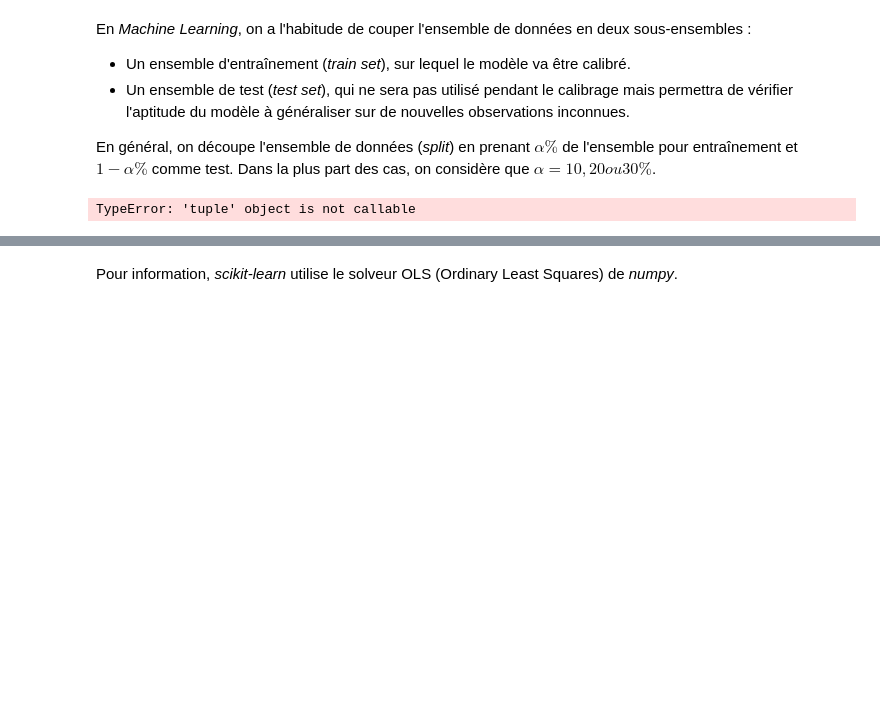
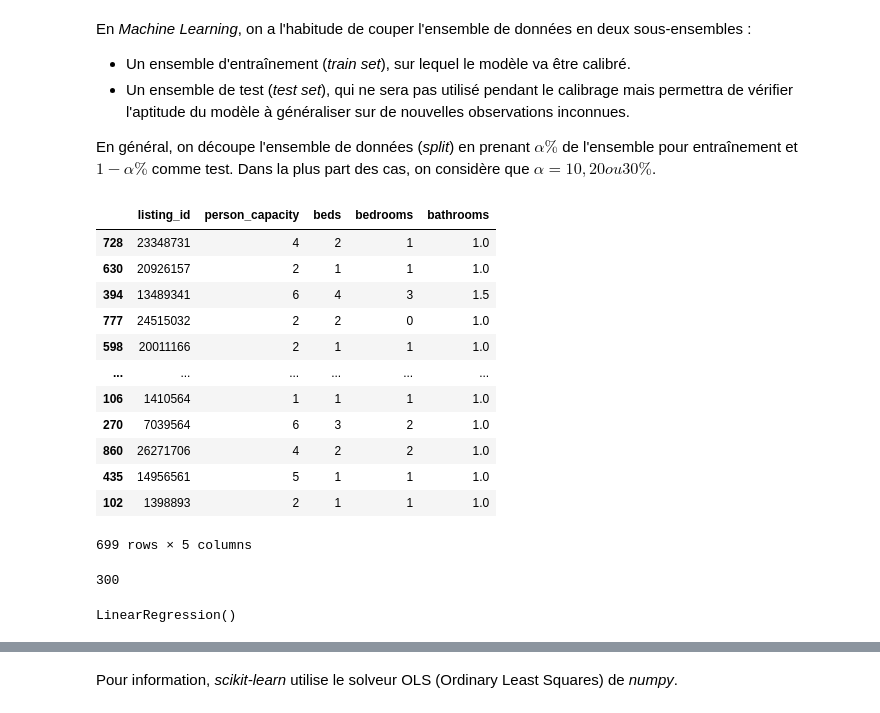
Before and after one commit to BaptisteHurel/Python, a Jupyter notebook: Modele_Lineaire_exo.ipynb, the cells around one changed output, grey strips where cells are left out. Saved outputs shown, nothing was run; the diff lists cells and outputs as text; code cells hidden in the pictures; blank space fills up the shorter version.

```diff
--- a/Modele_Lineaire_exo.ipynb
+++ b/Modele_Lineaire_exo.ipynb
@@ -159,6 +242,4 @@ En général, on découpe l'ensemble de données (*split*) en prenant $\alpha \%
 #utiliser la méthode split de sklearn en splitant avec un alpha=30 et un random state=42
 #afficher la shape de vos données
 
-da.shape()
+#pa.shape()
-# %% [output]
-TypeError: 'tuple' object is not callable
@@ -164,0 +248,22 @@ TypeError: 'tuple' object is not callable
+# %%
+X_train, X_test, Y_train, Y_test = train_test_split(X,Y,test_size=0.3,random_state=42)
+# %%
+X_train
+# %% [output]
+|  | listing_id | person_capacity | beds | bedrooms | bathrooms |
+| 728 | 23348731 | 4 | 2 | 1 | 1.0 |
+| 630 | 20926157 | 2 | 1 | 1 | 1.0 |
+| 394 | 13489341 | 6 | 4 | 3 | 1.5 |
+| 777 | 24515032 | 2 | 2 | 0 | 1.0 |
+| 598 | 20011166 | 2 | 1 | 1 | 1.0 |
+| ... | ... | ... | ... | ... | ... |
+| 106 | 1410564 | 1 | 1 | 1 | 1.0 |
+| 270 | 7039564 | 6 | 3 | 2 | 1.0 |
+| 860 | 26271706 | 4 | 2 | 2 | 1.0 |
+| 435 | 14956561 | 5 | 1 | 1 | 1.0 |
+| 102 | 1398893 | 2 | 1 | 1 | 1.0 |
+699 rows × 5 columns
+# %%
+len(X_test)
+# %% [output]
+300
@@ -164,0 +273,4 @@ TypeError: 'tuple' object is not callable
+# %%
+clf.fit(X_train, Y_train)
+# %% [output]
+LinearRegression()
```
Also changed, not shown: parts of 27 cells of this notebook.
